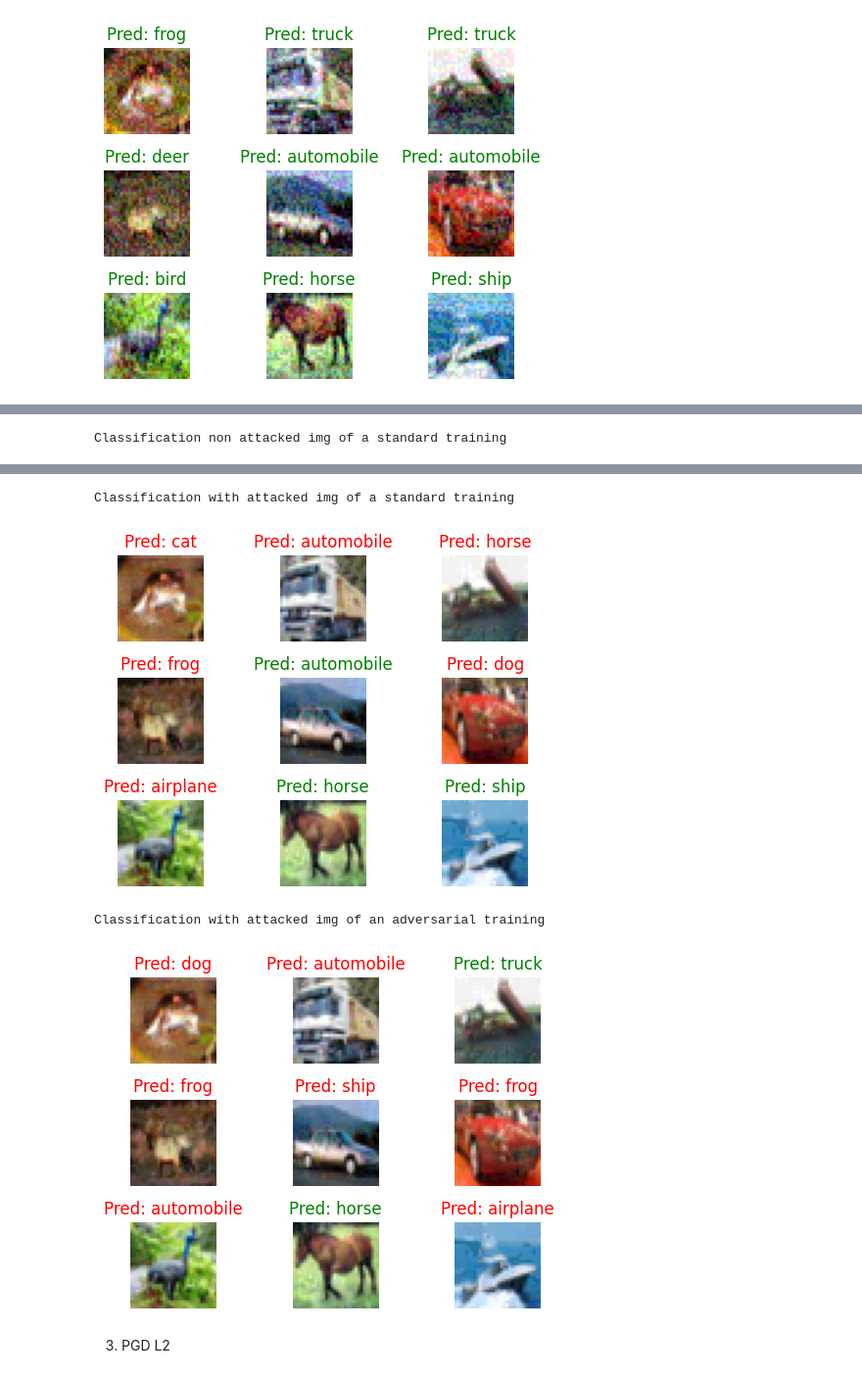
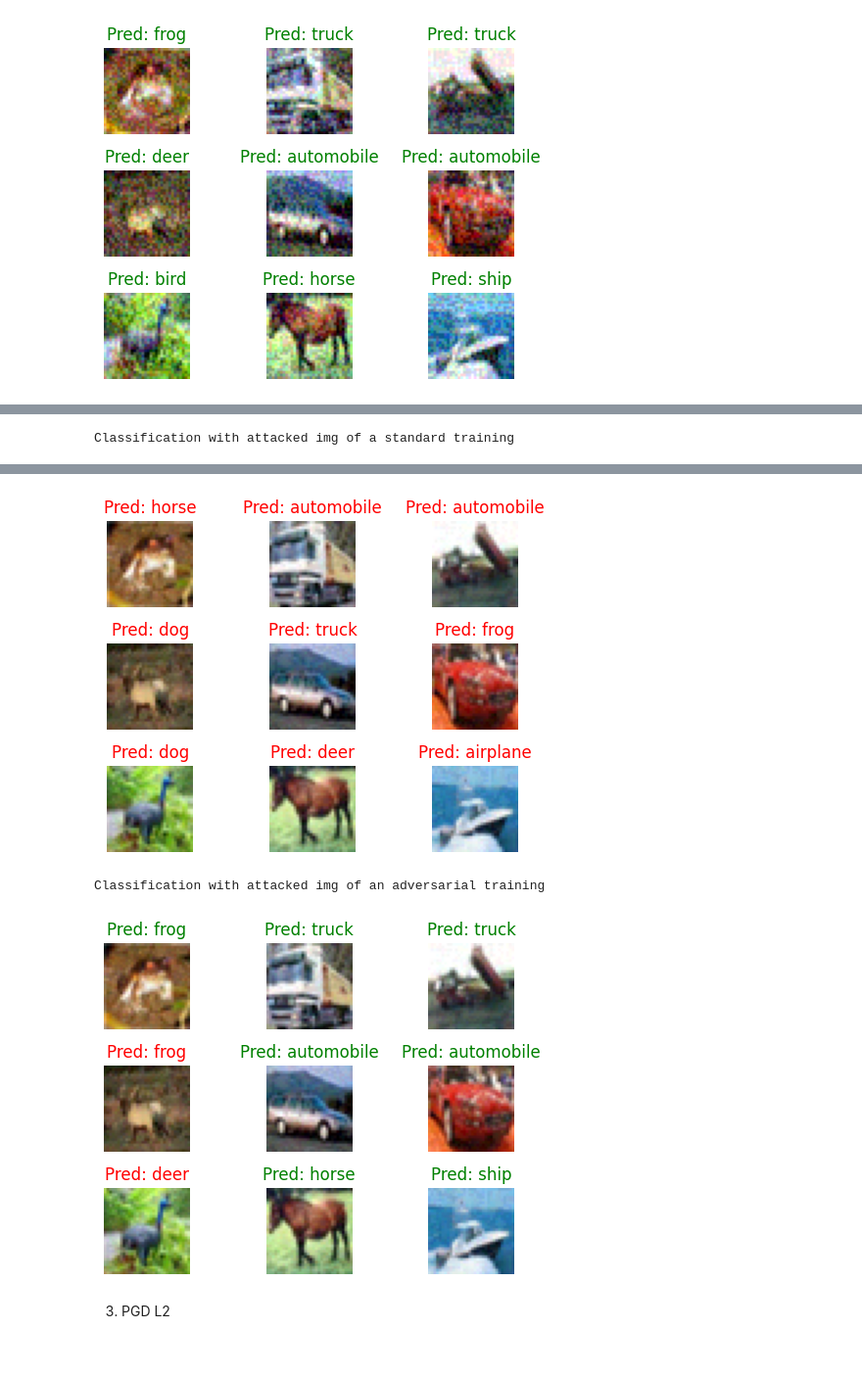
Before and after one commit to dbenayoun/IASD, a Jupyter notebook: ProjetIA/Copie_de_Adversarial3.ipynb, the cells around one changed output, grey strips where cells are left out. Shown at 98% size. Cells and saved outputs as stored; diff of their text form; code cells hidden in the pictures.

```diff
--- a/ProjetIA/Copie_de_Adversarial3.ipynb
+++ b/ProjetIA/Copie_de_Adversarial3.ipynb
@@ -121,6 +121,7 @@ class FastGradientSignMethod:
 
     return delta
 
+
 class ProjectedGradientDescent:
 
   def __init__(self, model, eps, alpha, num_iter):
@@ -131,17 +132,16 @@ class ProjectedGradientDescent:
 
   def compute(self, x, y):
     """ Construct PGD adversarial pertubration on the examples x."""
+    # delta = torch.randn_like(x, requires_grad=True)
     delta = torch.zeros_like(x, requires_grad=True)
-    for _ in range(self.num_iter):
-      output = self.model(x + delta)
-      self.model.zero_grad()
-      loss = nn.CrossEntropyLoss()(output, y)
+    for t in range(self.num_iter):
+      adv = torch.clamp(x + delta, 0, 1)
+      loss = nn.CrossEntropyLoss()(self.model(adv), y)
       loss.backward()
-      delta.data = delta.data + self.alpha * delta.grad.sign()
-      delta.data = torch.clamp(delta.data, -self.eps, self.eps)
-    delta = delta.detach()
+      delta.data = (delta.data + self.alpha * delta.grad.sign()).clamp(-self.eps, self.eps)
+      delta.grad.zero_()
+    return delta.detach()
 
-    return delta
 
 class ProjectedGradientDescentl2:
 
@@ -501,7 +485,8 @@ pdg_l0 = ProjectedGradientDescent(model_withattackPGD, eps=0.05, alpha=0.005, nu
 # %%
+pgd = ProjectedGradientDescent(model_noattack, 0.03, 0.006, 20)
 # plot natural images
-delta = pdg_l0.compute(imgs, labels)
-print("Classification non attacked img of a standard training")
+delta = pgd.compute(imgs, labels)
+#print("Classification non attacked img of a standard training")
 plot_images(imgs, labels, model_noattack(imgs),M=3, N=3)
 print("Classification with attacked img of a standard training")
 plot_images(imgs+delta, labels, model_noattack(imgs+delta), M=3, N=3)
@@ -511 +497 @@ plot_images(imgs+delta, labels, model_withattackPGD(imgs+delta), M=3, N=3)
-Classification non attacked img of a standard training
+Classification with attacked img of a standard training
@@ -513,7 +498,6 @@ Classification non attacked img of a standard training
+[figure, new version]
-Classification with attacked img of a standard training
+Classification with attacked img of an adversarial training
-[figure, old version]
-Classification with attacked img of an adversarial training
-[figure, old version]
+[figure, new version]
 # %% [markdown]
 3. PGD L2
 # %%
```
Also changed, not shown: parts of 13 cells of this notebook.
